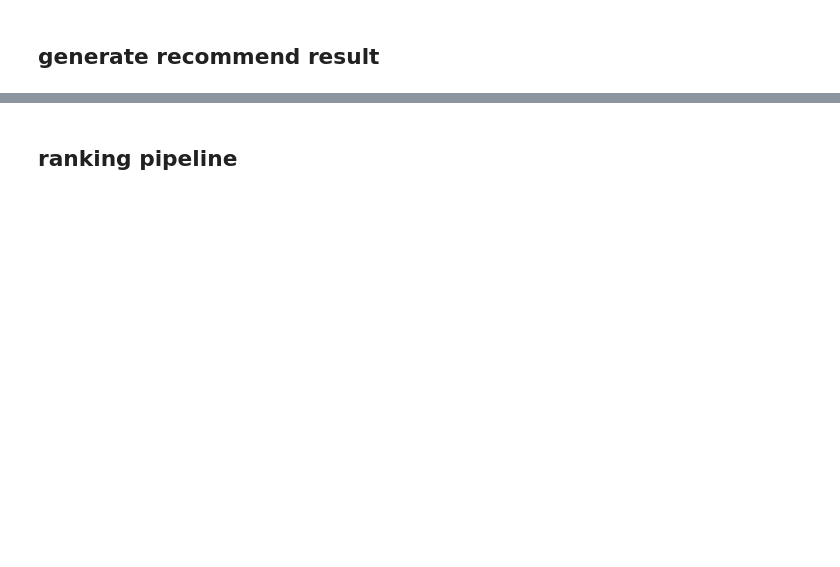
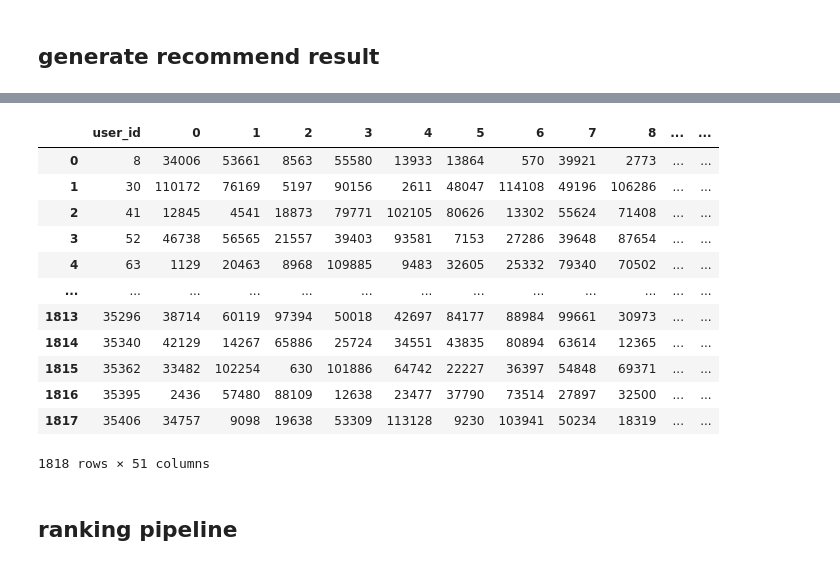
Before and after one commit to xuetf/KDD_CUP_2020_Debiasing_Rush, a Jupyter notebook: notebook/Rush_0615.ipynb, the cells around one changed output, grey strips where cells are left out. Saved outputs shown, nothing was run; the diff lists cells and outputs as text; code cells hidden in the pictures; blank space fills up the shorter version.

```diff
--- a/notebook/Rush_0615.ipynb
+++ b/notebook/Rush_0615.ipynb
@@ -3324,3 +3205,20 @@ infer_recall_df, result = get_rank_predict(infer_recall_recom_df, target_phase,
+# %%
+# phase 8: rank results of din
+rank_res
+# %% [output]
+|  | user_id | 0 | 1 | 2 | 3 | 4 | 5 | 6 | 7 | 8 | ... | ... |
+| 0 | 8 | 34006 | 53661 | 8563 | 55580 | 13933 | 13864 | 570 | 39921 | 2773 | ... | ... |
+| 1 | 30 | 110172 | 76169 | 5197 | 90156 | 2611 | 48047 | 114108 | 49196 | 106286 | ... | ... |
+| 2 | 41 | 12845 | 4541 | 18873 | 79771 | 102105 | 80626 | 13302 | 55624 | 71408 | ... | ... |
+| 3 | 52 | 46738 | 56565 | 21557 | 39403 | 93581 | 7153 | 27286 | 39648 | 87654 | ... | ... |
+| 4 | 63 | 1129 | 20463 | 8968 | 109885 | 9483 | 32605 | 25332 | 79340 | 70502 | ... | ... |
+| ... | ... | ... | ... | ... | ... | ... | ... | ... | ... | ... | ... | ... |
+| 1813 | 35296 | 38714 | 60119 | 97394 | 50018 | 42697 | 84177 | 88984 | 99661 | 30973 | ... | ... |
+| 1814 | 35340 | 42129 | 14267 | 65886 | 25724 | 34551 | 43835 | 80894 | 63614 | 12365 | ... | ... |
+| 1815 | 35362 | 33482 | 102254 | 630 | 101886 | 64742 | 22227 | 36397 | 54848 | 69371 | ... | ... |
+| 1816 | 35395 | 2436 | 57480 | 88109 | 12638 | 23477 | 37790 | 73514 | 27897 | 32500 | ... | ... |
+| 1817 | 35406 | 34757 | 9098 | 19638 | 53309 | 113128 | 9230 | 103941 | 50234 | 18319 | ... | ... |
+1818 rows × 51 columns
 # %% [markdown]
 ## ranking pipeline
 # %%
```
Also changed, not shown: parts of 36 cells of this notebook.
